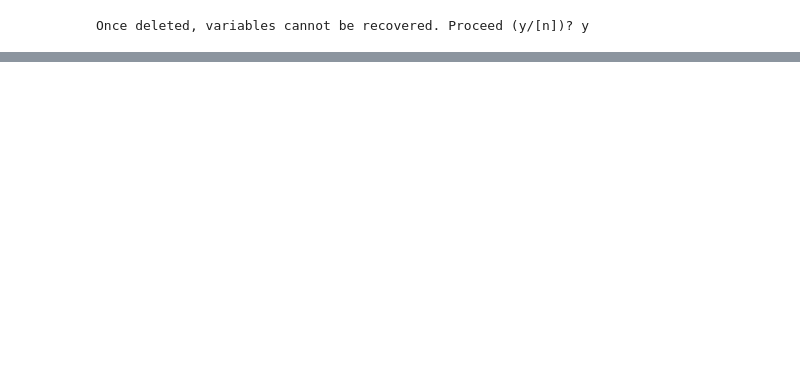
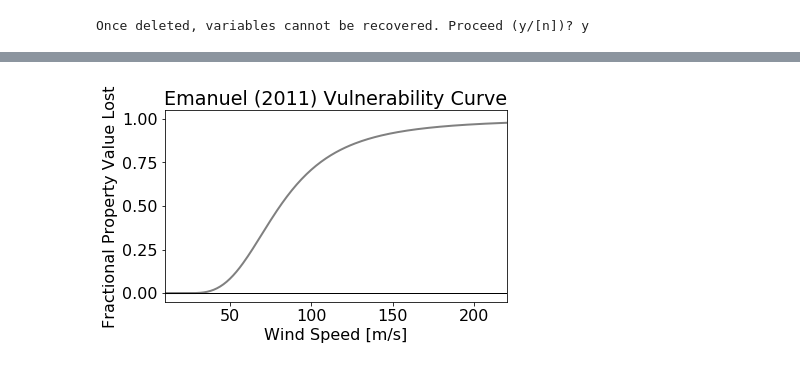
Before and after one commit to janewbaldwin/TC_Risk_WorldBank, a Jupyter notebook: VULNERABILITY/Emanuel2011_vulnerability_curves.ipynb, the cells around one changed output, grey strips where cells are left out. Cells and saved outputs as stored; diff of their text form; code cells hidden in the pictures; blank space fills up the shorter version.

```diff
--- a/VULNERABILITY/Emanuel2011_vulnerability_curves.ipynb
+++ b/VULNERABILITY/Emanuel2011_vulnerability_curves.ipynb
@@ -46,0 +54,14 @@ plt.savefig('FIGURES/vulnerabilitycurves.png',dpi=400)
+# %%
+plt.rcParams.update({'font.size': 16})
+#plt.plot(V,f1,label='NCR')
+plt.plot(V,f2,label='Eastern Visayas',color='grey',linewidth=2)
+plt.xlabel('Wind Speed [m/s]')
+plt.ylabel('Fractional Property Value Lost')
+plt.title('Emanuel (2011) Vulnerability Curve')
+#plt.legend(fontsize=13)
+plt.xlim([10,220])
+plt.tight_layout()
+plt.axhline(0,color='k',linewidth=1)
+plt.savefig('/home/jbaldwin/WorldBank/FIGURES/example_vcurve.png',dpi=400)
+# %% [output]
+[figure, added]
```
Also changed, not shown: parts of 6 cells of this notebook.
